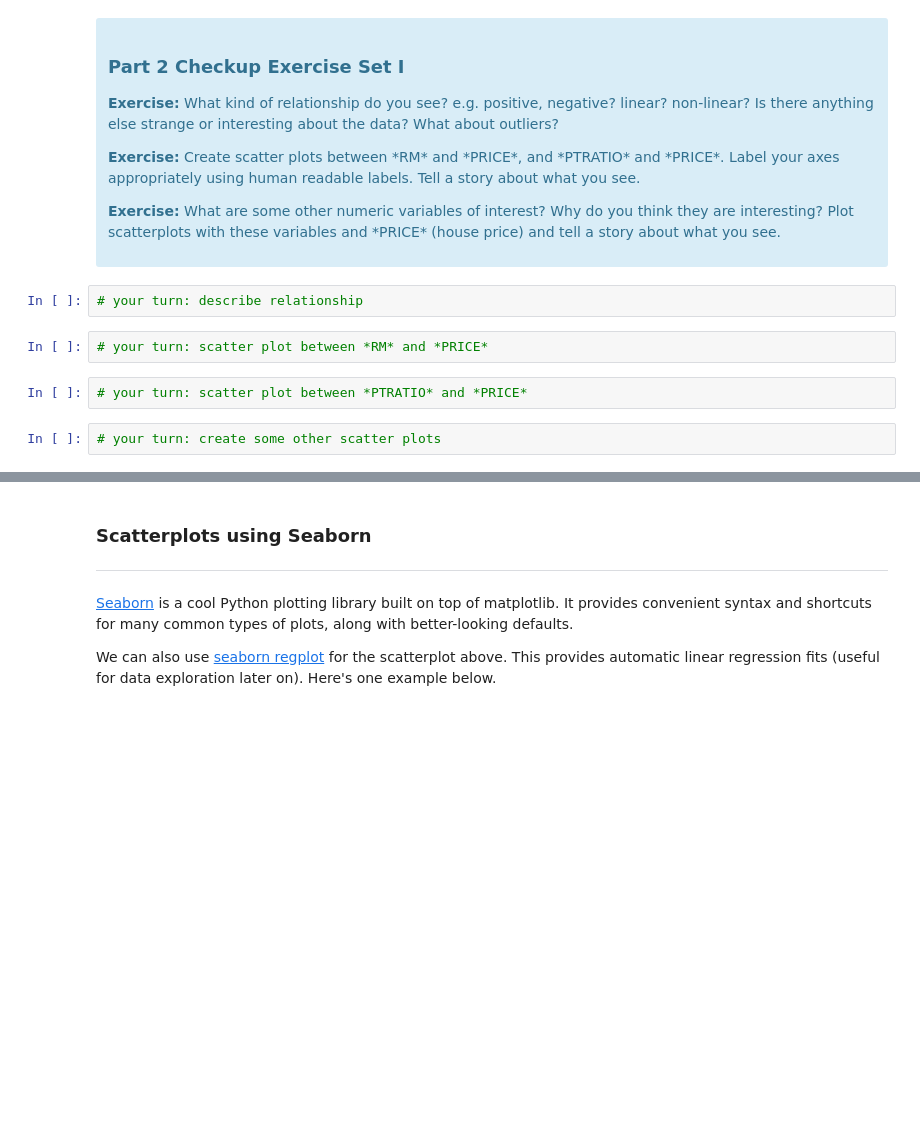
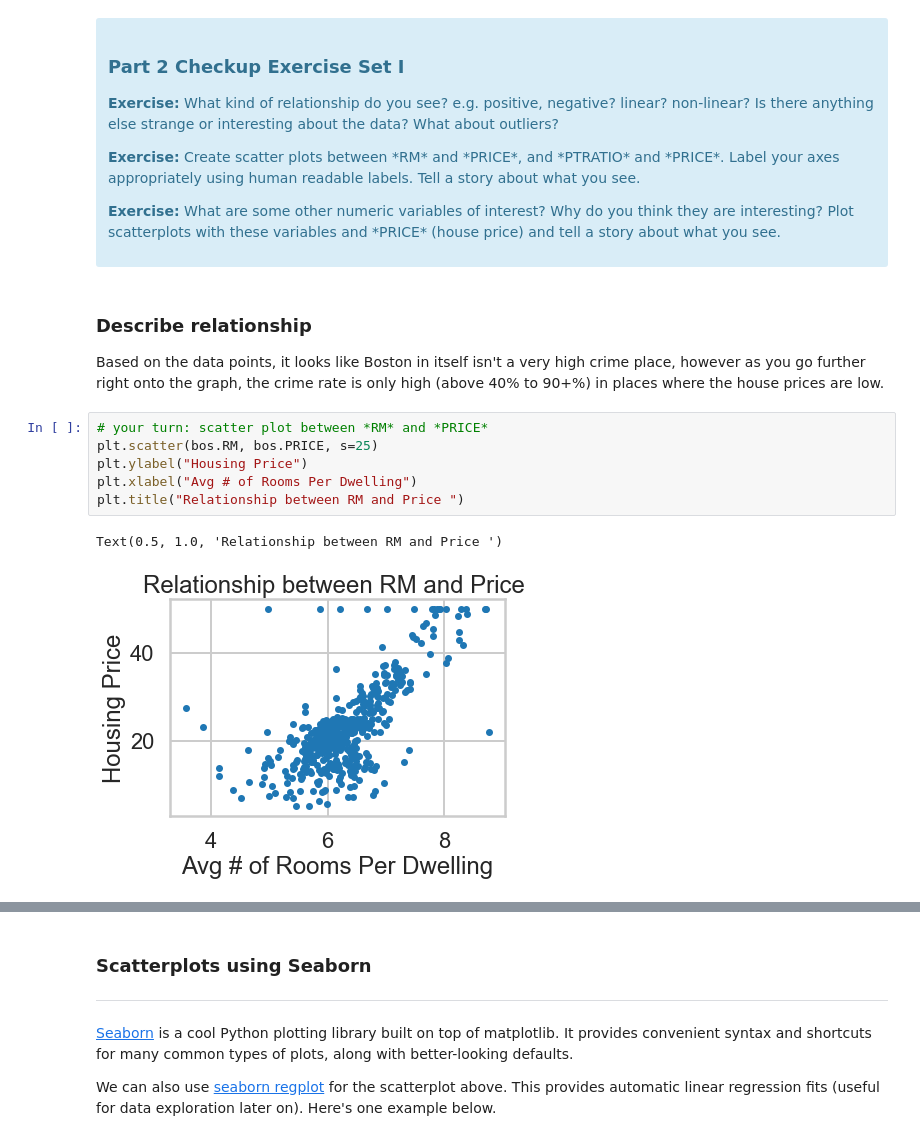
Before and after one commit to benbasuni1/springboard, a Jupyter notebook: app/11/11.4-linear-regression-project/Mini_Project_Linear_Regression.ipynb, the cells around one changed output, grey strips where cells are left out. Cells and saved outputs as stored; diff of their text form; blank space fills up the shorter version.

```diff
--- a/app/11/11.4-linear-regression-project/Mini_Project_Linear_Regression.ipynb
+++ b/app/11/11.4-linear-regression-project/Mini_Project_Linear_Regression.ipynb
@@ -216,11 +277,16 @@ plt.title("Relationship between CRIM and Price")
 <p><b>Exercise:</b> What are some other numeric variables of interest? Why do you think they are interesting? Plot scatterplots with these variables and *PRICE* (house price) and tell a story about what you see.</p>
 
 </div>
-# %%
-# your turn: describe relationship
-# %%
-# your turn: scatter plot between *RM* and *PRICE*
-# %%
-# your turn: scatter plot between *PTRATIO* and *PRICE*
-# %%
-# your turn: create some other scatter plots
+# %% [markdown]
+### Describe relationship
+
+Based on the data points, it looks like Boston in itself isn't a very high crime place, however as you go further right onto the graph, the crime rate is only high (above 40% to 90+%) in places where the house prices are low.
+# %%
+# your turn: scatter plot between *RM* and *PRICE*
+plt.scatter(bos.RM, bos.PRICE, s=25)
+plt.ylabel("Housing Price")
+plt.xlabel("Avg # of Rooms Per Dwelling")
+plt.title("Relationship between RM and Price ")
+# %% [output]
+Text(0.5, 1.0, 'Relationship between RM and Price ')
+[figure, added]
```
Also changed, not shown: parts of 65 cells of this notebook.
